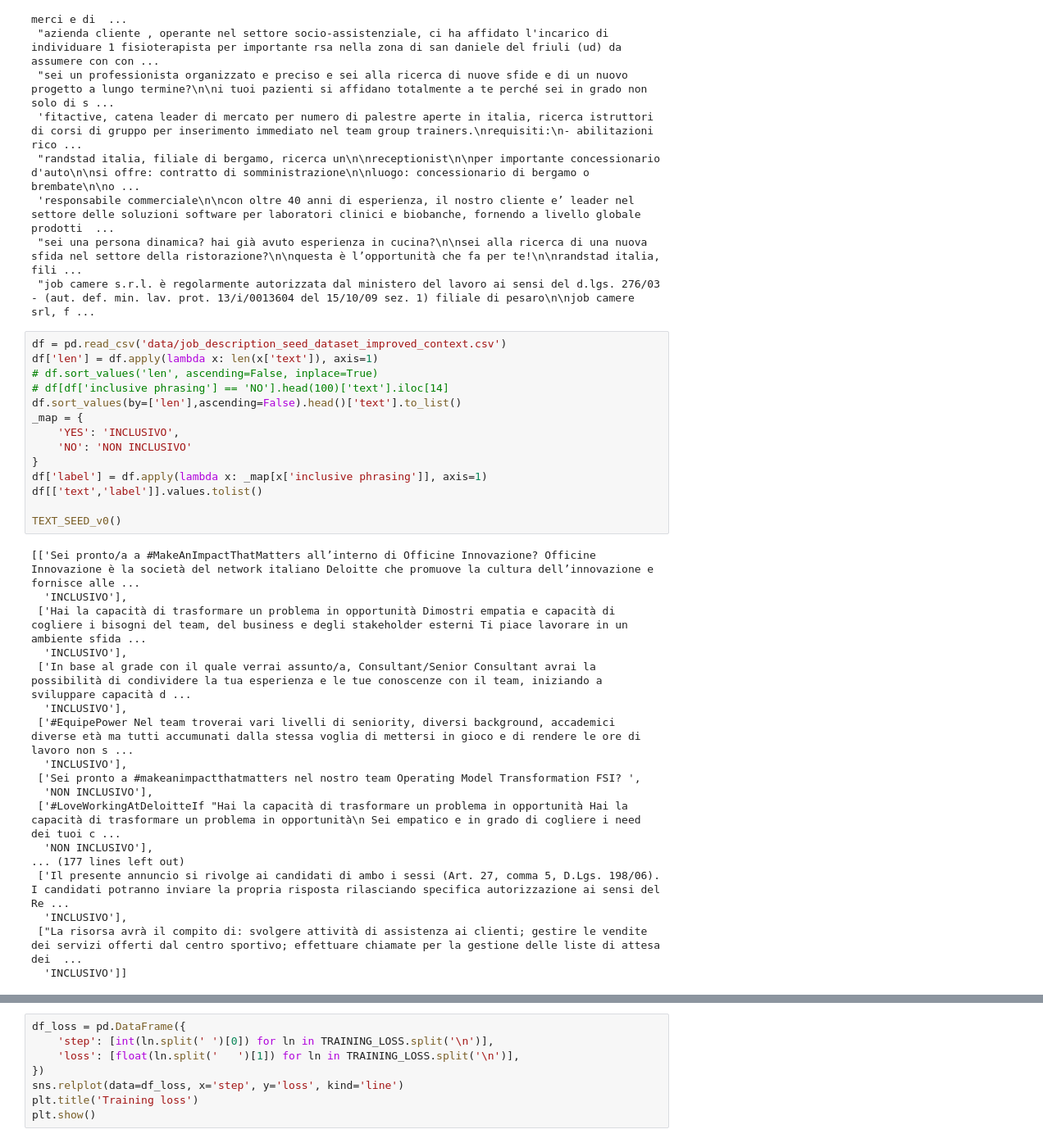
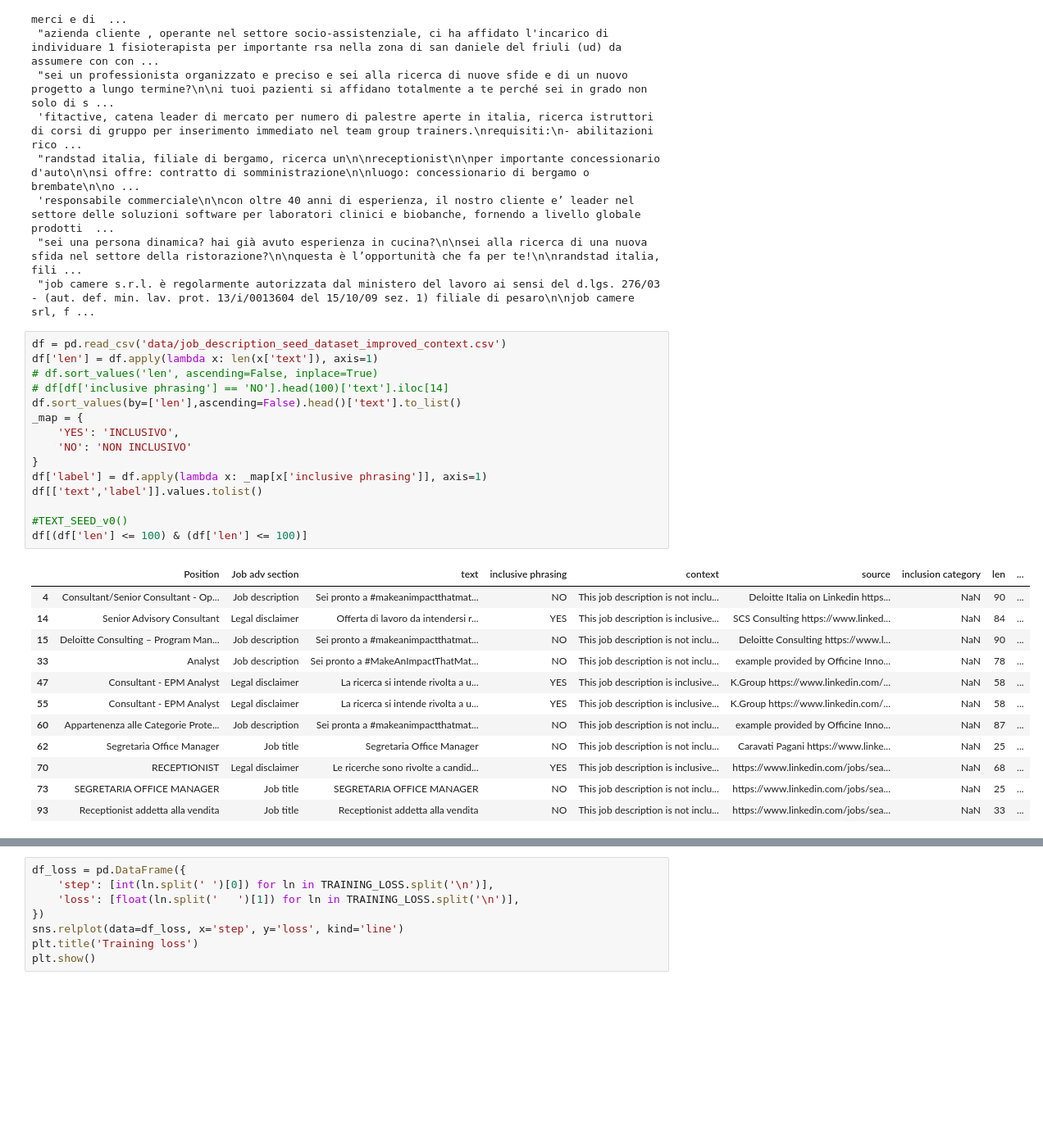
Before and after one commit to tommasoromano/unimi-language-detection, a Jupyter notebook: analysis.ipynb, the cells around one changed output, grey strips where cells are left out. Shown at 82% size. Cells and saved outputs as stored; diff of their text form; blank space fills up the shorter version.

```diff
--- a/analysis.ipynb
+++ b/analysis.ipynb
@@ -28,35 +29,31 @@ df[df['description'].str.contains('contattato')]['description'].unique().tolist(
 # %%
 df = pd.read_csv('data/job_description_seed_dataset_improved_context.csv')
 df['len'] = df.apply(lambda x: len(x['text']), axis=1)
 # df.sort_values('len', ascending=False, inplace=True)
 # df[df['inclusive phrasing'] == 'NO'].head(100)['text'].iloc[14]
 df.sort_values(by=['len'],ascending=False).head()['text'].to_list()
 _map = {
     'YES': 'INCLUSIVO',
     'NO': 'NON INCLUSIVO'
 }
 df['label'] = df.apply(lambda x: _map[x['inclusive phrasing']], axis=1)
 df[['text','label']].values.tolist()
 
-TEXT_SEED_v0()
+#TEXT_SEED_v0()
+df[(df['len'] <= 100) & (df['len'] <= 100)]
 # %% [output]
-[['Sei pronto/a a #MakeAnImpactThatMatters all’interno di Officine Innovazione? Officine Innovazione è la società del network italiano Deloitte che promuove la cultura dell’innovazione e fornisce alle ...
-  'INCLUSIVO'],
- ['Hai la capacità di trasformare un problema in opportunità Dimostri empatia e capacità di cogliere i bisogni del team, del business e degli stakeholder esterni Ti piace lavorare in un ambiente sfida ...
-  'INCLUSIVO'],
- ['In base al grade con il quale verrai assunto/a, Consultant/Senior Consultant avrai la possibilità di condividere la tua esperienza e le tue conoscenze con il team, iniziando a sviluppare capacità d ...
-  'INCLUSIVO'],
- ['#EquipePower Nel team troverai vari livelli di seniority, diversi background, accademici diverse età ma tutti accumunati dalla stessa voglia di mettersi in gioco e di rendere le ore di lavoro non s ...
-  'INCLUSIVO'],
- ['Sei pronto a #makeanimpactthatmatters nel nostro team Operating Model Transformation FSI? ',
-  'NON INCLUSIVO'],
- ['#LoveWorkingAtDeloitteIf "Hai la capacità di trasformare un problema in opportunità Hai la capacità di trasformare un problema in opportunità\n Sei empatico e in grado di cogliere i need dei tuoi c ...
-  'NON INCLUSIVO'],
-... (177 lines left out)
- ['Il presente annuncio si rivolge ai candidati di ambo i sessi (Art. 27, comma 5, D.Lgs. 198/06). I candidati potranno inviare la propria risposta rilasciando specifica autorizzazione ai sensi del Re ...
-  'INCLUSIVO'],
- ["La risorsa avrà il compito di: svolgere attività di assistenza ai clienti; gestire le vendite dei servizi offerti dal centro sportivo; effettuare chiamate per la gestione delle liste di attesa dei  ...
-  'INCLUSIVO']]
+|  | Position | Job adv section | text | inclusive phrasing | context | source | inclusion category | len | ... |
+| 4 | Consultant/Senior Consultant - Op... | Job description | Sei pronto a #makeanimpactthatmat... | NO | This job description is not inclu... | Deloitte Italia on Linkedin https... | NaN | 90 | ... |
+| 14 | Senior Advisory Consultant | Legal disclaimer | Offerta di lavoro da intendersi r... | YES | This job description is inclusive... | SCS Consulting https://www.linked... | NaN | 84 | ... |
+| 15 | Deloitte Consulting – Program Man... | Job description | Sei pronto a #makeanimpactthatmat... | NO | This job description is not inclu... | Deloitte Consulting https://www.l... | NaN | 90 | ... |
+| 33 | Analyst | Job description | Sei pronto a #MakeAnImpactThatMat... | NO | This job description is not inclu... | example provided by Officine Inno... | NaN | 78 | ... |
+| 47 | Consultant - EPM Analyst | Legal disclaimer | La ricerca si intende rivolta a u... | YES | This job description is inclusive... | K.Group https://www.linkedin.com/... | NaN | 58 | ... |
+| 55 | Consultant - EPM Analyst | Legal disclaimer | La ricerca si intende rivolta a u... | YES | This job description is inclusive... | K.Group https://www.linkedin.com/... | NaN | 58 | ... |
+| 60 | Appartenenza alle Categorie Prote... | Job description | Sei pronta a #makeanimpactthatmat... | NO | This job description is not inclu... | example provided by Officine Inno... | NaN | 87 | ... |
+| 62 | Segretaria Office Manager | Job title | Segretaria Office Manager | NO | This job description is not inclu... | Caravati Pagani https://www.linke... | NaN | 25 | ... |
+| 70 | RECEPTIONIST | Legal disclaimer | Le ricerche sono rivolte a candid... | YES | This job description is inclusive... | https://www.linkedin.com/jobs/sea... | NaN | 68 | ... |
+| 73 | SEGRETARIA OFFICE MANAGER | Job title | SEGRETARIA OFFICE MANAGER | NO | This job description is not inclu... | https://www.linkedin.com/jobs/sea... | NaN | 25 | ... |
+| 93 | Receptionist addetta alla vendita | Job title | Receptionist addetta alla vendita | NO | This job description is not inclu... | https://www.linkedin.com/jobs/sea... | NaN | 33 | ... |
 # %%
 df = pd.read_csv('data/raw_data_finetune.csv')
 df['text_JOB_value'] = df.apply(lambda x: x['text_JOB_value'] if isinstance(x['text_JOB_value'],str) else "", axis=1)
```
Also changed, not shown: parts of 3 cells of this notebook, 4 other files.
